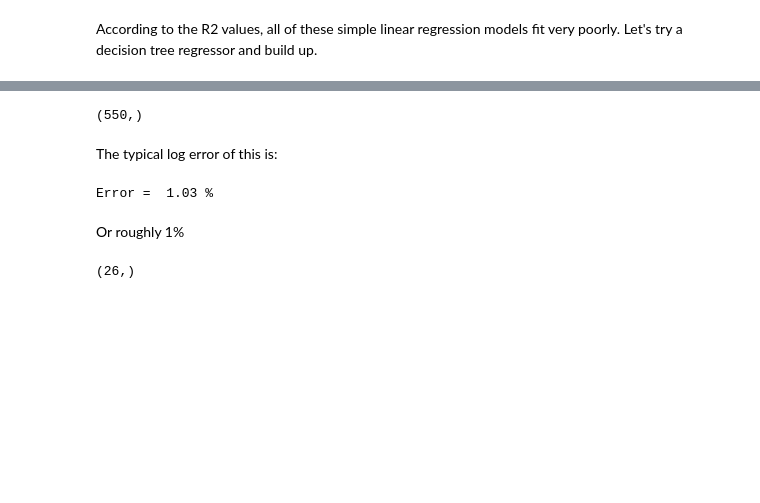
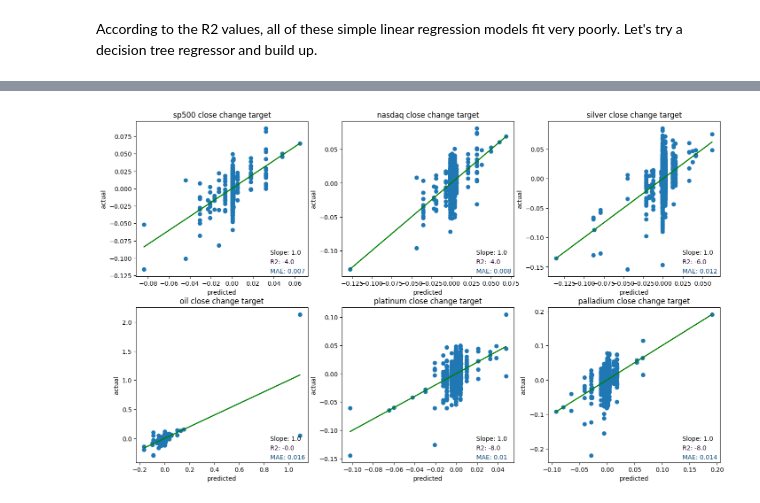
Before and after one commit to kklimov1/PriceRegressionPredictor, a Jupyter notebook: goldPriceAnalysis.ipynb, the cells around one changed output, grey strips where cells are left out. Drawn from its saved outputs; the diff is of its cells as text; code cells hidden in the pictures; blank space fills up the shorter version.

```diff
--- a/goldPriceAnalysis.ipynb
+++ b/goldPriceAnalysis.ipynb
@@ -548,33 +544,0 @@ y_col
-# %%
-fig, axs = plt.subplots(2, 3, figsize=(19,8), sharex=False)
-sns.histplot(df['sp500 close change'], kde=True, bins=100, ax = axs[0,0], color="#5EA57E")
-sns.histplot(df['nasdaq close change'], kde=True, bins=100, ax = axs[0,1], color ="#5EA2A5")
-sns.histplot(df['oil close change'], kde=True, bins=100, ax = axs[0,2], color="#B99352")
-sns.histplot(df['platinum close change'], kde=True, bins=100, ax = axs[1,0], color ="#5144D4")
-sns.histplot(df['gold close change'], kde=True, bins=100, ax = axs[1,1], color="#234923")
-sns.histplot(df['palladium close change'], kde=True, bins=100, ax = axs[1,2], color ="#1F1D34")
-
-for c in list(zip(enumerate(axs.reshape(-1)), ['sp500 close change','nasdaq close change', 'oil close change', 'platinum close change', 'gold close change','palladium close change'])):
-    i=c[0][0]
-    ax = c[0][1]
-    column = c[-1]
-    skew = np.round(df[column].skew(),2)
-    mean = np.round(df[column].mean(),4)
-    std_dev = np.round(df[column].std(),2)
-    median = np.round(df[column].median(), 2)
-    kurtosis = np.round(df[column].kurtosis(),2 )
-    ax.text(x=0.71, y=0.94, s=f"Mean: {mean}", transform = ax.transAxes, color = 'black')
-    ax.text(x=0.71, y=0.88, s=f"Std-Dev.: {std_dev}", transform = ax.transAxes, color = '#24042B')
-    ax.text(x=0.71, y=0.82, s=f"Skew: {skew}", transform = ax.transAxes, color = '#054270')
-    ax.text(x=0.71, y=0.76, s=f"Kurtosis: {kurtosis}", transform = ax.transAxes, color = '#4E4763')
-# %% [output]
-(550,)
-# %% [markdown]
-The typical log error of this is:
-# %%
-error = mean_squared_error(y_pred, y_test['nasdaq close change target'])
-print("Error = ", np.round(10**np.sqrt(error),2),"%")
-# %% [output]
-Error =  1.03 %
-# %% [markdown]
-Or roughly 1%
@@ -583,4 +544,0 @@ decision_tree_regressor = DecisionTreeRegressor()
-# %%
-linear_model.coef_.shape
-# %% [output]
-(26,)
@@ -588,0 +545,4 @@ decision_tree_regressor.fit(X_train.iloc[:,1:])
+# %%
+test_model(DecisionTreeRegressor(max_depth=10, min_samples_split=20))
+# %% [output]
+[figure, added]
```
Also changed, not shown: parts of 14 cells of this notebook.
